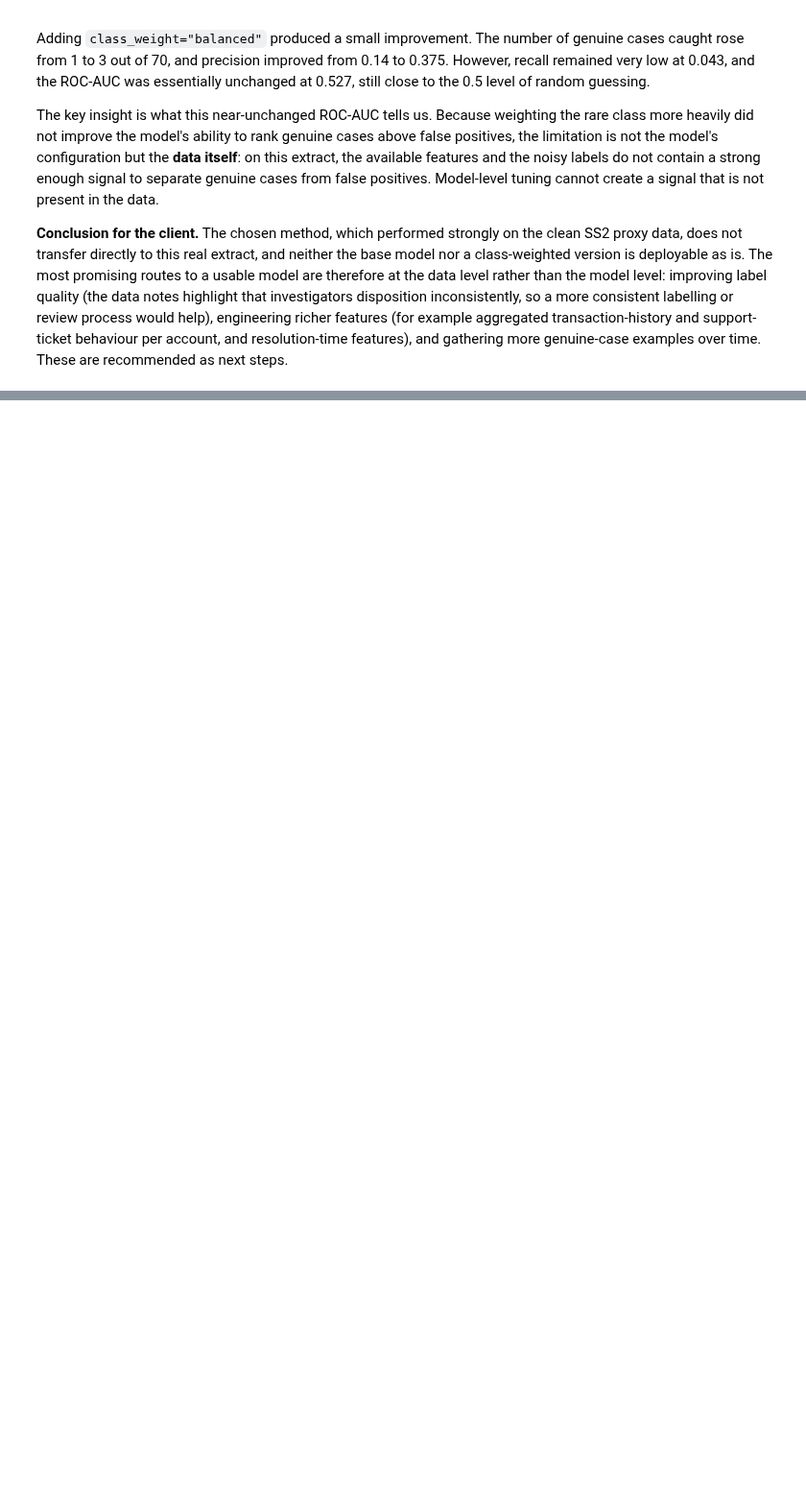
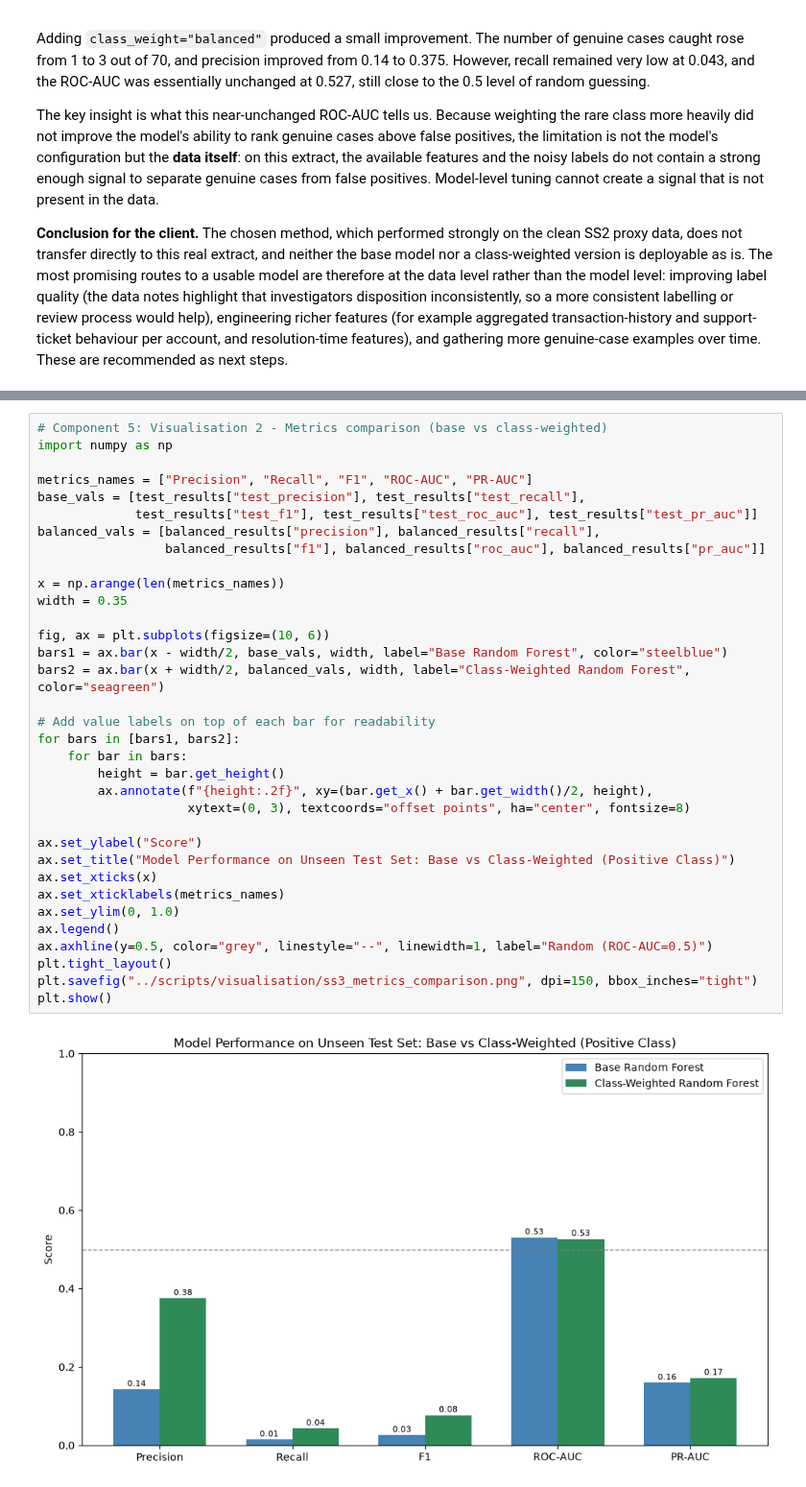
Before and after one commit to LebuZethu/STADIOEquities-alert-triage-, a Jupyter notebook: notebooks/SS3_PartB.ipynb, the cells around one changed output, grey strips where cells are left out. Shown at 96% size. Cells and saved outputs as stored; diff of their text form; blank space fills up the shorter version.

```diff
--- a/notebooks/SS3_PartB.ipynb
+++ b/notebooks/SS3_PartB.ipynb
@@ -602,0 +633,36 @@ more genuine-case examples over time. These are recommended as next steps.
+# %%
+# Component 5: Visualisation 2 - Metrics comparison (base vs class-weighted)
+import numpy as np
+
+metrics_names = ["Precision", "Recall", "F1", "ROC-AUC", "PR-AUC"]
+base_vals = [test_results["test_precision"], test_results["test_recall"],
+             test_results["test_f1"], test_results["test_roc_auc"], test_results["test_pr_auc"]]
+balanced_vals = [balanced_results["precision"], balanced_results["recall"],
+                 balanced_results["f1"], balanced_results["roc_auc"], balanced_results["pr_auc"]]
+
+x = np.arange(len(metrics_names))
+width = 0.35
+
+fig, ax = plt.subplots(figsize=(10, 6))
+bars1 = ax.bar(x - width/2, base_vals, width, label="Base Random Forest", color="steelblue")
+bars2 = ax.bar(x + width/2, balanced_vals, width, label="Class-Weighted Random Forest", color="seagreen")
+
+# Add value labels on top of each bar for readability
+for bars in [bars1, bars2]:
+    for bar in bars:
+        height = bar.get_height()
+        ax.annotate(f"{height:.2f}", xy=(bar.get_x() + bar.get_width()/2, height),
+                    xytext=(0, 3), textcoords="offset points", ha="center", fontsize=8)
+
+ax.set_ylabel("Score")
+ax.set_title("Model Performance on Unseen Test Set: Base vs Class-Weighted (Positive Class)")
+ax.set_xticks(x)
+ax.set_xticklabels(metrics_names)
+ax.set_ylim(0, 1.0)
+ax.legend()
+ax.axhline(y=0.5, color="grey", linestyle="--", linewidth=1, label="Random (ROC-AUC=0.5)")
+plt.tight_layout()
+plt.savefig("../scripts/visualisation/ss3_metrics_comparison.png", dpi=150, bbox_inches="tight")
+plt.show()
+# %% [output]
+[figure, added]
```
Also changed, not shown: parts of 4 cells of this notebook.
